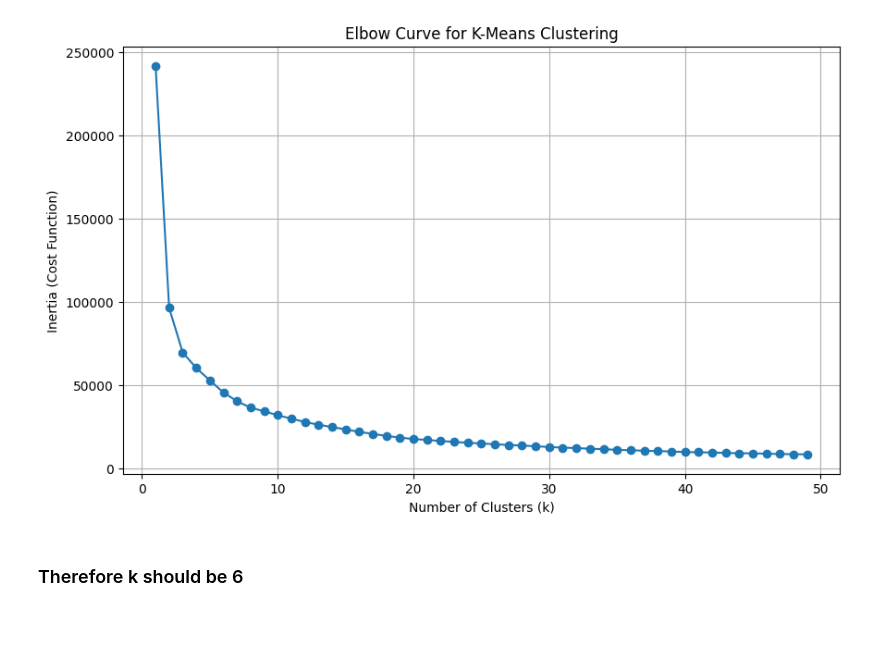
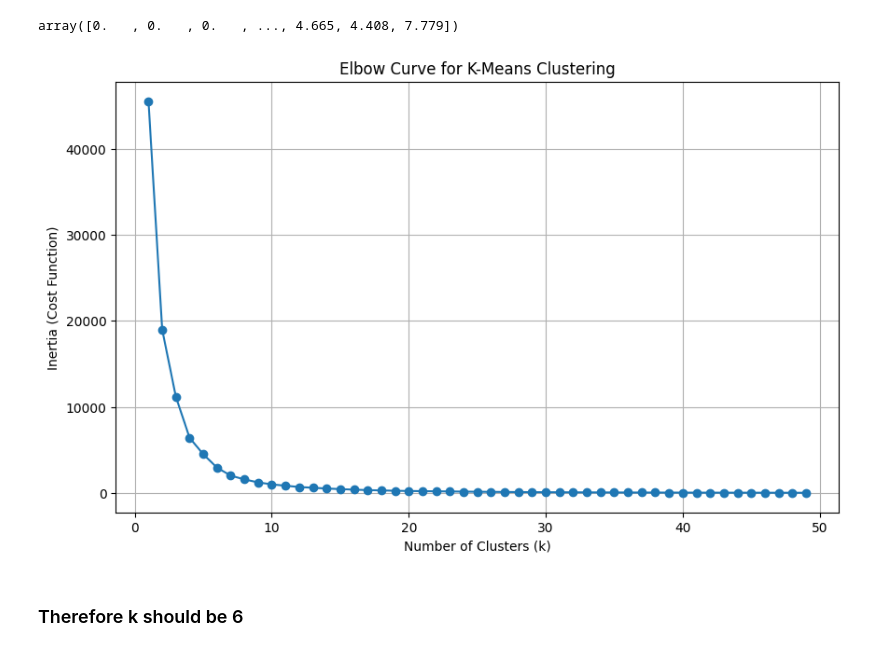
Before and after one commit to Dhahlan3890/Dam_spillway_control, a Jupyter notebook: Month prediction/gate opening condition.ipynb, the cells around one changed output. Saved outputs shown, nothing was run; the diff lists cells and outputs as text; code cells hidden in the pictures; blank space fills up the shorter version.

```diff
--- a/Month prediction/gate opening condition.ipynb
+++ b/Month prediction/gate opening condition.ipynb
@@ -15,35 +15,39 @@ def month_year(x, y):
     result_array = np.array([[str(i), x, y] for i in range(1, 31)])
     result_array_reshaped = result_array.reshape(-1, 3)
     return result_array_reshaped
+# %%
+data["TOTAL OUT FLOW (MCM)"].values
+# %% [output]
+array([0.   , 0.   , 0.   , ..., 4.665, 4.408, 7.779])
 # %%
 import matplotlib.pyplot as plt
 from sklearn.cluster import KMeans
 
 # Assuming data and X are already defined as in your previous code
 
 # Define a range of k values
 k_values = range(1, 50)  # You can adjust the range as needed
 
 # Initialize an empty list to store inertia values
 inertia_values = []
 
 # Iterate through different k values
 for k in k_values:
     kmeans = KMeans(n_clusters=k, random_state=42)
-    kmeans.fit(X)
+    kmeans.fit(data["TOTAL OUT FLOW (MCM)"].values.reshape(-1, 1))
     # Append the inertia value to the list
     inertia_values.append(kmeans.inertia_)
 
 # Plotting the Elbow Curve
 plt.figure(figsize=(10, 6))
 plt.plot(k_values, inertia_values, marker='o')
 plt.title('Elbow Curve for K-Means Clustering')
 plt.xlabel('Number of Clusters (k)')
 plt.ylabel('Inertia (Cost Function)')
 plt.grid(True)
 plt.show()
 # %% [output]
-[figure, old version]
+[figure, new version]
 # %% [markdown]
 ### Therefore k should be 6
 # %%
```
Also changed, not shown: parts of 1 cell of this notebook, 2 other files.
